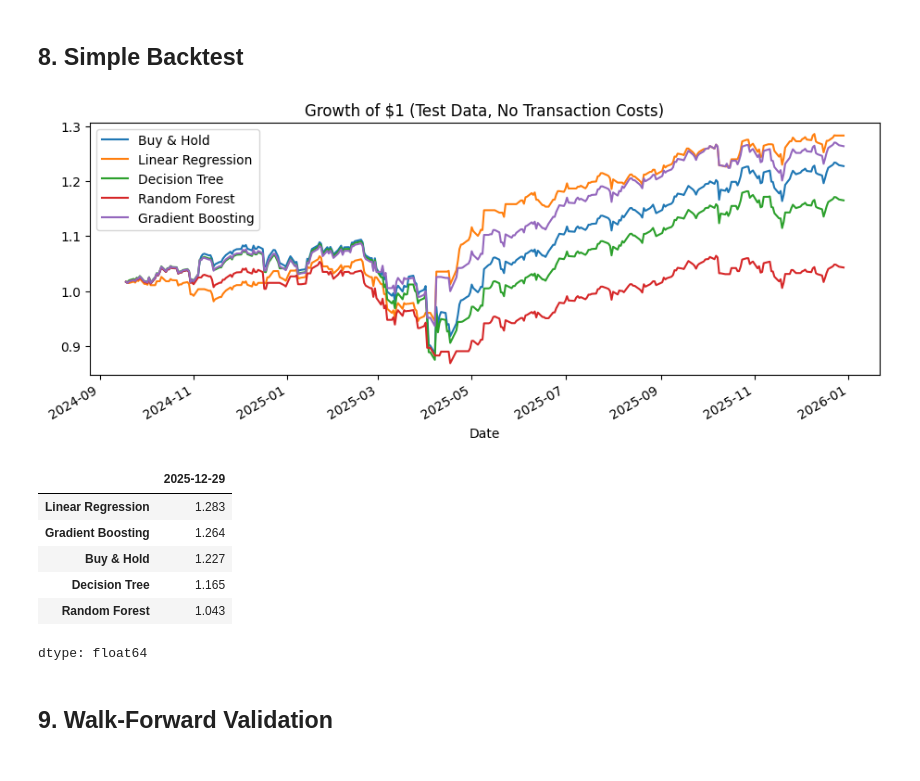
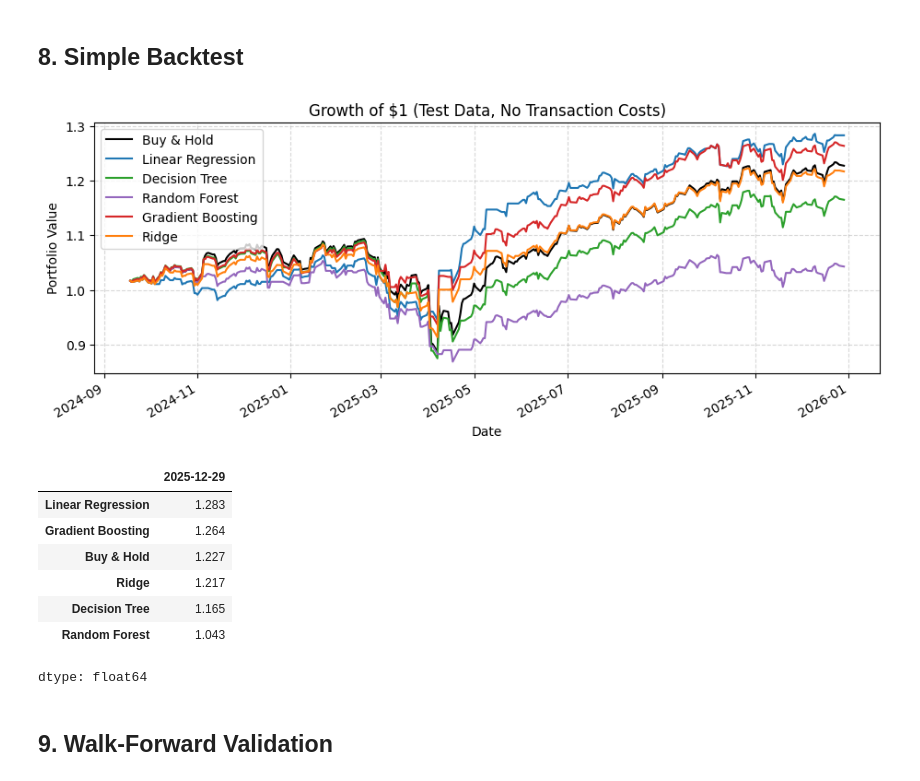
Before and after one commit to azariadr/decision-tree, a Jupyter notebook: S&P_500.ipynb, the cells around one changed output. Drawn from its saved outputs; the diff is of its cells as text; code cells hidden in the pictures.

```diff
--- a/S&P_500.ipynb
+++ b/S&P_500.ipynb
@@ -43,7 +41,7 @@ df["ret"] = df["Close"].pct_change()
 for k in (0, 1, 2, 4):
     df[f"ret_lag{k}"] = df["ret"].shift(k)
 
-df["hl_range"] = (df["High"] - df["Low") / df["Close"]
+df["hl_range"] = (df["High"] - df["Low"]) / df["Close"]
 df["oc_change"] = (df["Close"] - df["Open"]) / df["Open"]
 
 df["ma5_ratio"] = df["Close"] / df["Close"].rolling(5).mean() - 1
@@ -233,20 +227,33 @@ Best model (MAE price): Gradient Boosting
 # %% [markdown]
 ## 8. Simple Backtest
 # %%
+colors = {
+    "Buy & Hold": "#000000",
+    "Linear Regression": "#1f77b4",
+    "Ridge": "#ff7f0e",
+    "Decision Tree": "#2ca02c",
+    "Random Forest": "#9467bd",
+    "Gradient Boosting": "#d62728"
+}
+
 bt = pd.DataFrame({"Buy & Hold": (1 + y_test).cumprod()})
-for name in ["Linear Regression", "Decision Tree", "Random Forest", "Gradient Boosting"]:
+for name in ["Linear Regression", "Decision Tree", "Random Forest", "Gradient Boosting", "Ridge"]:
     signal = (preds[name] > 0).astype(int)
     bt[name] = (1 + y_test * signal).cumprod()
 
-bt.plot(figsize=(11, 4), title="Growth of $1 (Test Data, No Transaction Costs)")
+bt.plot(figsize=(11, 4), color=[colors[col] for col in bt.columns], title="Growth of $1 (Test Data, No Transaction Costs)")
+plt.ylabel("Portfolio Value")
+plt.grid(True, linestyle="--", alpha=0.5)
 plt.show()
-bt.iloc[-1].round(3).sort_values(ascending=False)
+
+display(bt.iloc[-1].round(3).sort_values(ascending=False))
 # %% [output]
-[figure, old version]
+[figure, new version]
 |  | 2025-12-29 |
 | Linear Regression | 1.283 |
 | Gradient Boosting | 1.264 |
 | Buy & Hold | 1.227 |
+| Ridge | 1.217 |
 | Decision Tree | 1.165 |
 | Random Forest | 1.043 |
 dtype: float64
```
Also changed, not shown: parts of 5 cells of this notebook.
